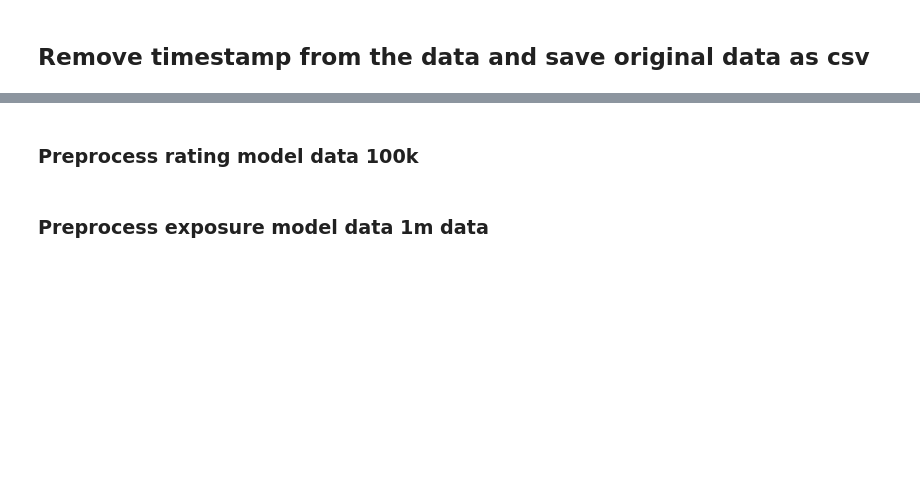
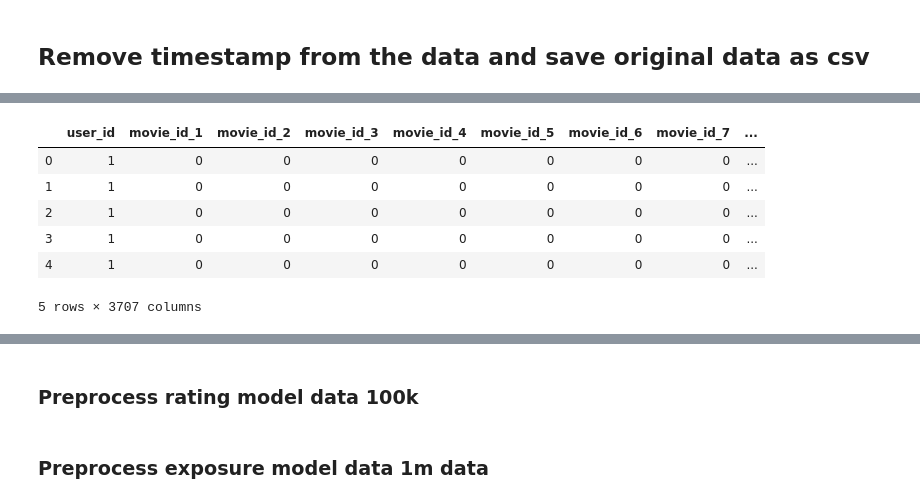
Before and after one commit to agnivad/causal-inference-movie-recommender, a Jupyter notebook: Data_processing.ipynb, the cells around one changed output, grey strips where cells are left out. Saved outputs shown, nothing was run; the diff lists cells and outputs as text; code cells hidden in the pictures; blank space fills up the shorter version.

```diff
--- a/Data_processing.ipynb
+++ b/Data_processing.ipynb
@@ -81,8 +92,5 @@ exposure_model_data.shape
 # %%
 data_1m = pd.read_csv('data/user_data/ml_1m_user_data.csv')
-# %%
-data_1m = data_1m.drop(["rating"], axis=1)
-data_1m.head()
 # %%
 # create one hot encoding using movie id
 
@@ -92,5 +104,11 @@ one_hot['user_id'] = data_1m.user_id
 # %%
-cols = one_hot.columns.tolist()
-cols = cols[-1:] + cols[:-1]
-one_hot = one_hot[cols]
+one_hot = one_hot[one_hot.columns.tolist()[-1:] + one_hot.columns.tolist()[:-1]]
 one_hot.head()
+# %% [output]
+|  | user_id | movie_id_1 | movie_id_2 | movie_id_3 | movie_id_4 | movie_id_5 | movie_id_6 | movie_id_7 | ... |
+| 0 | 1 | 0 | 0 | 0 | 0 | 0 | 0 | 0 | ... |
+| 1 | 1 | 0 | 0 | 0 | 0 | 0 | 0 | 0 | ... |
+| 2 | 1 | 0 | 0 | 0 | 0 | 0 | 0 | 0 | ... |
+| 3 | 1 | 0 | 0 | 0 | 0 | 0 | 0 | 0 | ... |
+| 4 | 1 | 0 | 0 | 0 | 0 | 0 | 0 | 0 | ... |
+5 rows × 3707 columns
```
Also changed, not shown: parts of 30 cells of this notebook.
